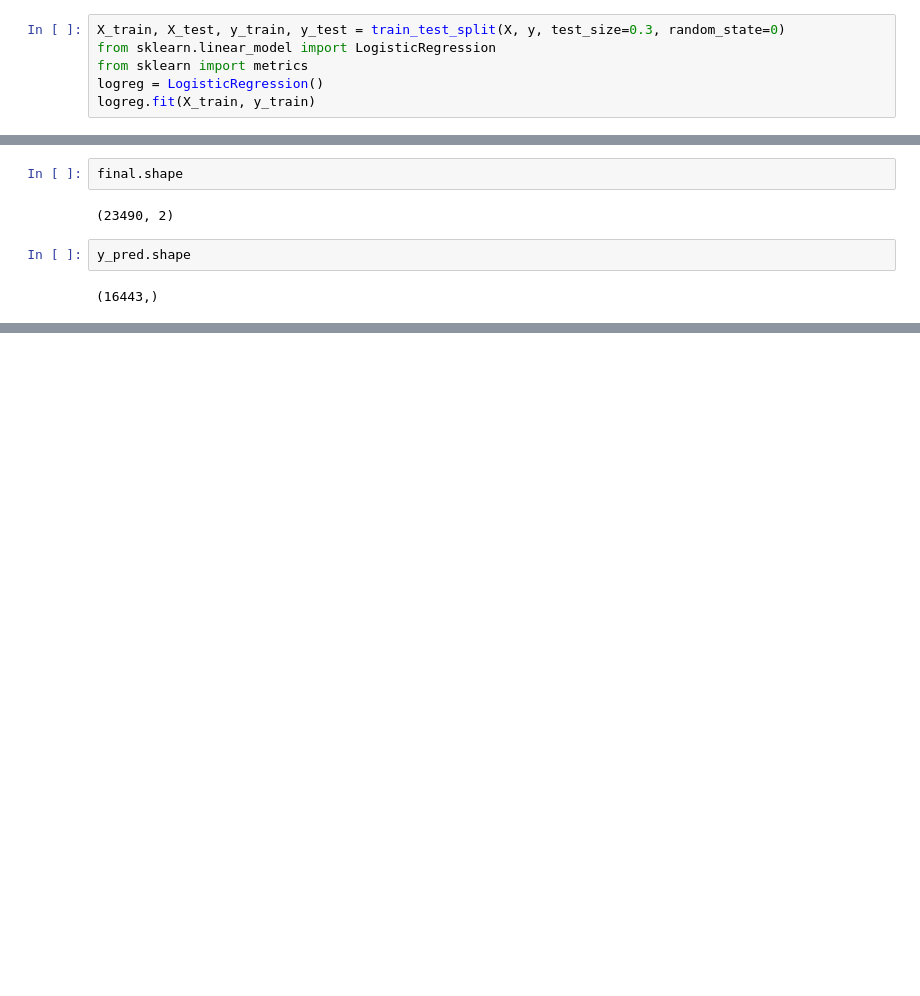
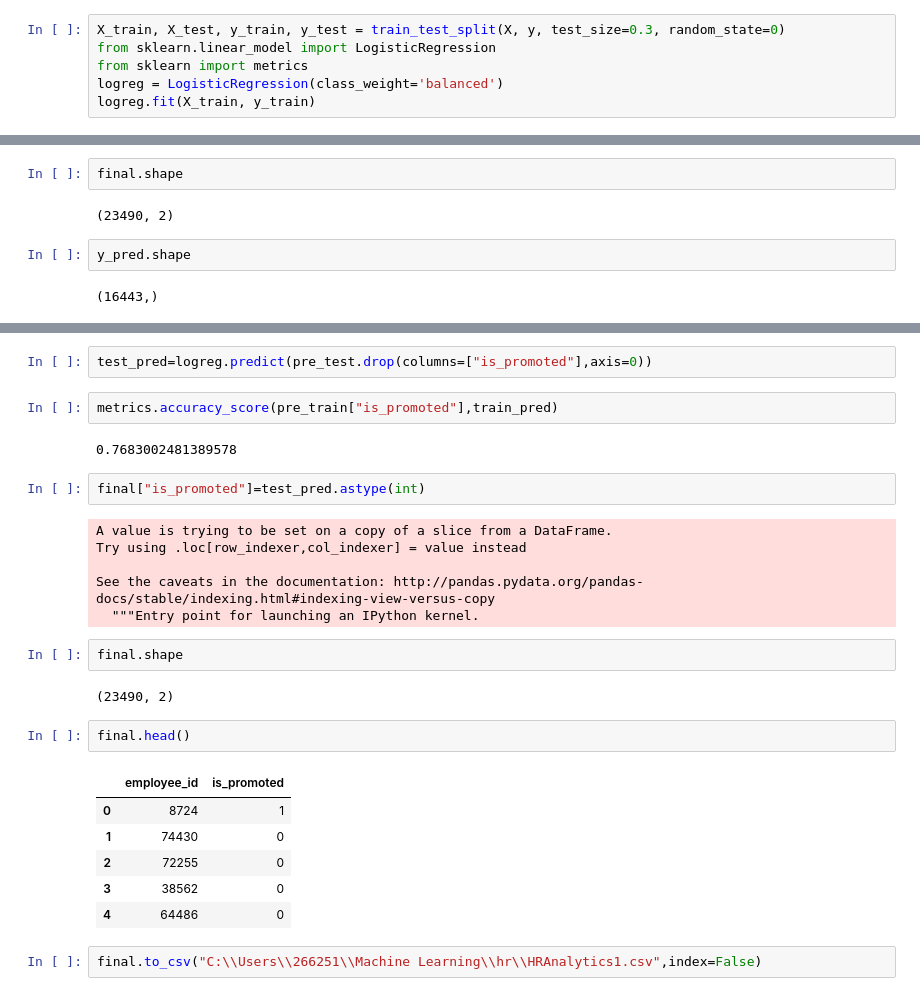
Before and after one commit to vinothhunt/MachineLearning-HR-Analytics, a Jupyter notebook: Untitled.ipynb, the cells around one changed output, grey strips where cells are left out. Drawn from its saved outputs; the diff is of its cells as text; blank space fills up the shorter version.

Commit message:
Logistic regression with balanced class weight

```diff
--- a/Untitled.ipynb
+++ b/Untitled.ipynb
@@ -292,6 +292,6 @@ print(rfe.ranking_)
 X_train, X_test, y_train, y_test = train_test_split(X, y, test_size=0.3, random_state=0)
 from sklearn.linear_model import LogisticRegression
 from sklearn import metrics
-logreg = LogisticRegression()
+logreg = LogisticRegression(class_weight='balanced')
 logreg.fit(X_train, y_train)
 # %% [output]
@@ -360,0 +377,29 @@ LogisticRegression(C=1.0, class_weight=None, dual=False, fit_intercept=True,
+# %%
+test_pred=logreg.predict(pre_test.drop(columns=["is_promoted"],axis=0))
+# %%
+metrics.accuracy_score(pre_train["is_promoted"],train_pred)
+# %% [output]
+0.7683002481389578
+# %%
+final["is_promoted"]=test_pred.astype(int)
+# %% [output]
+A value is trying to be set on a copy of a slice from a DataFrame.
+Try using .loc[row_indexer,col_indexer] = value instead
+
+See the caveats in the documentation: http://pandas.pydata.org/pandas-docs/stable/indexing.html#indexing-view-versus-copy
+  """Entry point for launching an IPython kernel.
+# %%
+final.shape
+# %% [output]
+(23490, 2)
+# %%
+final.head()
+# %% [output]
+|  | employee_id | is_promoted |
+| 0 | 8724 | 1 |
+| 1 | 74430 | 0 |
+| 2 | 72255 | 0 |
+| 3 | 38562 | 0 |
+| 4 | 64486 | 0 |
+# %%
+final.to_csv("C:\\Users\\266251\\Machine Learning\\hr\\HRAnalytics1.csv",index=False)
```
Also changed, not shown: parts of 13 cells of this notebook, 2 other files.
